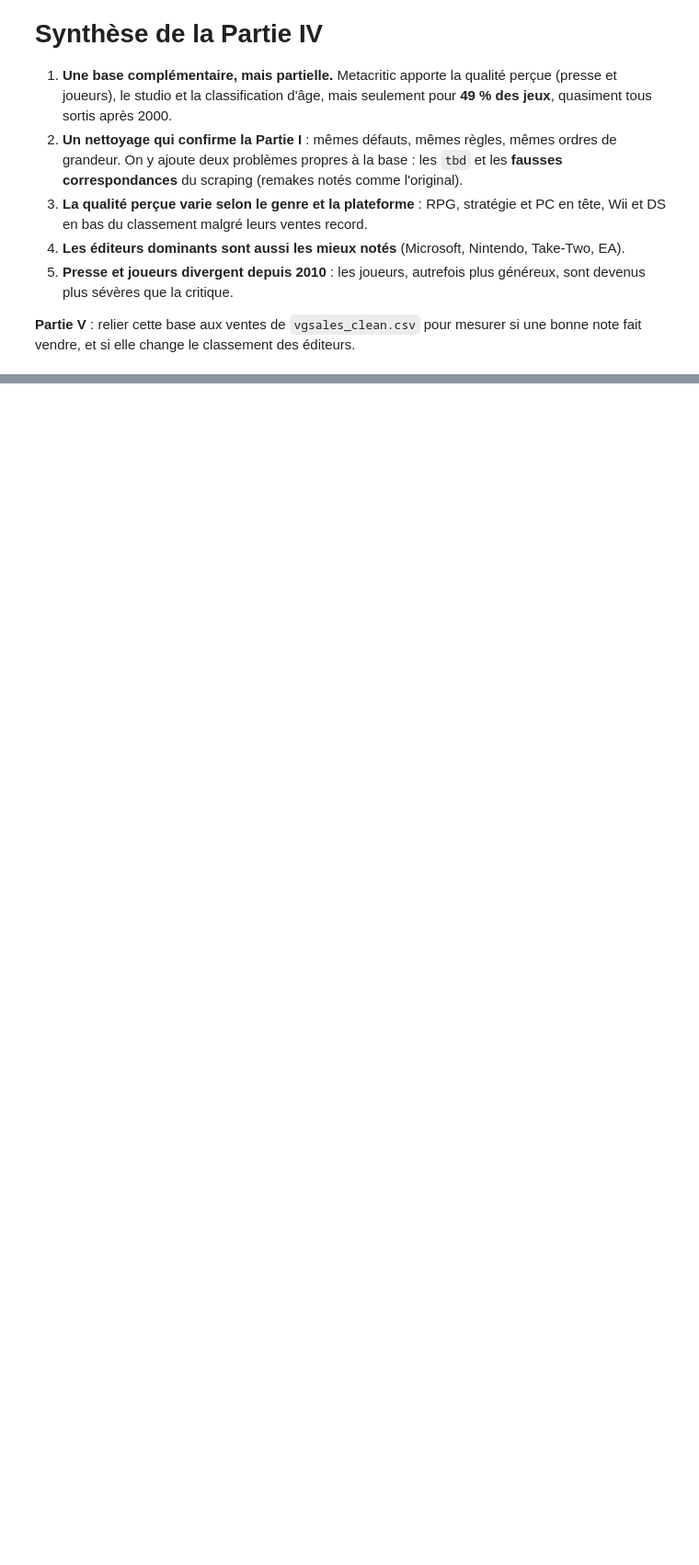
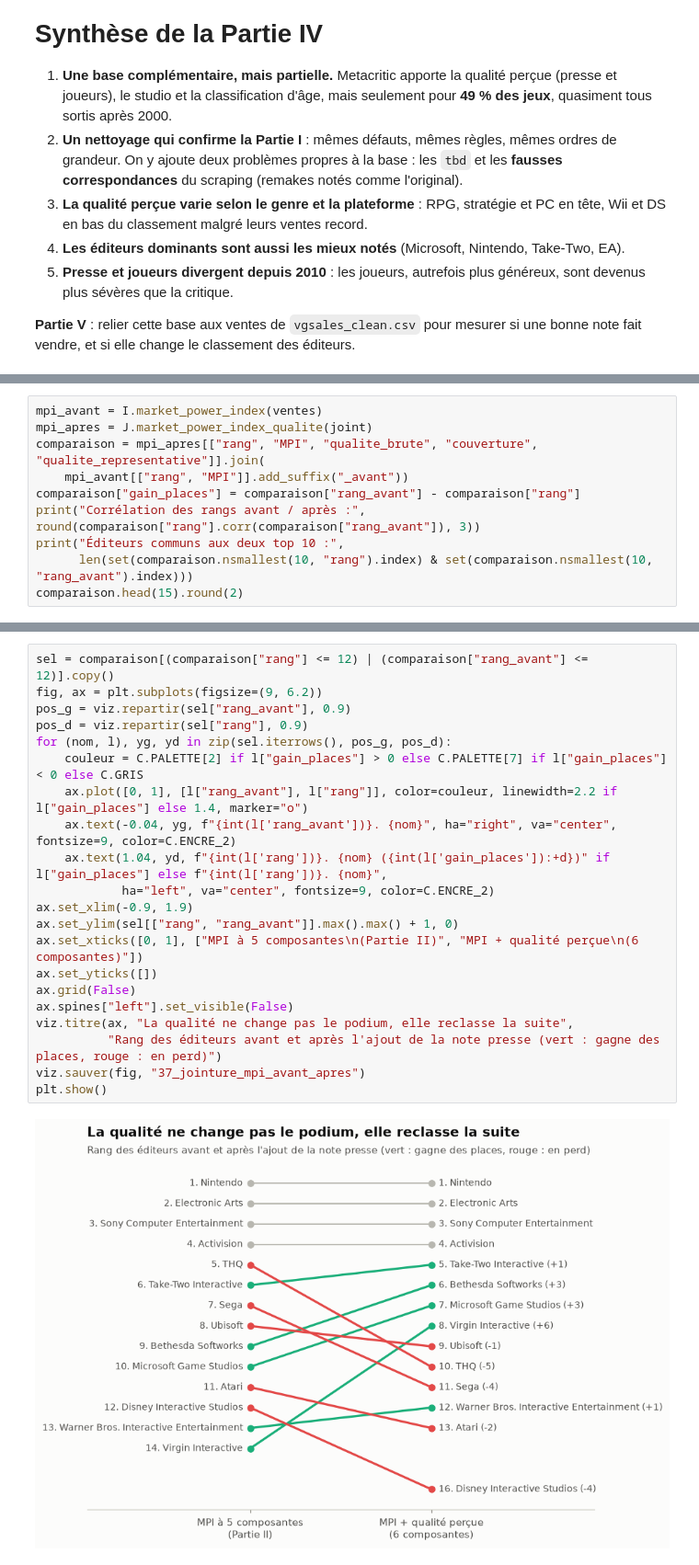
Before and after one commit to BOUADEIKHEIREDDINE/vgsales-data-wrangling, a Jupyter notebook: bdd2.ipynb, the cells around one changed output, grey strips where cells are left out. Shown at 92% size. Saved outputs shown, nothing was run; the diff lists cells and outputs as text; blank space fills up the shorter version.

```diff
--- a/bdd2.ipynb
+++ b/bdd2.ipynb
@@ -527,0 +760,10 @@ Les écarts les plus forts racontent deux histoires différentes :
+# %%
+mpi_avant = I.market_power_index(ventes)
+mpi_apres = J.market_power_index_qualite(joint)
+comparaison = mpi_apres[["rang", "MPI", "qualite_brute", "couverture", "qualite_representative"]].join(
+    mpi_avant[["rang", "MPI"]].add_suffix("_avant"))
+comparaison["gain_places"] = comparaison["rang_avant"] - comparaison["rang"]
+print("Corrélation des rangs avant / après :", round(comparaison["rang"].corr(comparaison["rang_avant"]), 3))
+print("Éditeurs communs aux deux top 10 :",
+      len(set(comparaison.nsmallest(10, "rang").index) & set(comparaison.nsmallest(10, "rang_avant").index)))
+comparaison.head(15).round(2)
@@ -527,0 +790,23 @@ Les écarts les plus forts racontent deux histoires différentes :
+# %%
+sel = comparaison[(comparaison["rang"] <= 12) | (comparaison["rang_avant"] <= 12)].copy()
+fig, ax = plt.subplots(figsize=(9, 6.2))
+pos_g = viz.repartir(sel["rang_avant"], 0.9)
+pos_d = viz.repartir(sel["rang"], 0.9)
+for (nom, l), yg, yd in zip(sel.iterrows(), pos_g, pos_d):
+    couleur = C.PALETTE[2] if l["gain_places"] > 0 else C.PALETTE[7] if l["gain_places"] < 0 else C.GRIS
+    ax.plot([0, 1], [l["rang_avant"], l["rang"]], color=couleur, linewidth=2.2 if l["gain_places"] else 1.4, marker="o")
+    ax.text(-0.04, yg, f"{int(l['rang_avant'])}. {nom}", ha="right", va="center", fontsize=9, color=C.ENCRE_2)
+    ax.text(1.04, yd, f"{int(l['rang'])}. {nom} ({int(l['gain_places']):+d})" if l["gain_places"] else f"{int(l['rang'])}. {nom}",
+            ha="left", va="center", fontsize=9, color=C.ENCRE_2)
+ax.set_xlim(-0.9, 1.9)
+ax.set_ylim(sel[["rang", "rang_avant"]].max().max() + 1, 0)
+ax.set_xticks([0, 1], ["MPI à 5 composantes\n(Partie II)", "MPI + qualité perçue\n(6 composantes)"])
+ax.set_yticks([])
+ax.grid(False)
+ax.spines["left"].set_visible(False)
+viz.titre(ax, "La qualité ne change pas le podium, elle reclasse la suite",
+          "Rang des éditeurs avant et après l'ajout de la note presse (vert : gagne des places, rouge : en perd)")
+viz.sauver(fig, "37_jointure_mpi_avant_apres")
+plt.show()
+# %% [output]
+[figure, added]
```
Also changed, not shown: parts of 27 cells of this notebook, 6 other files.
